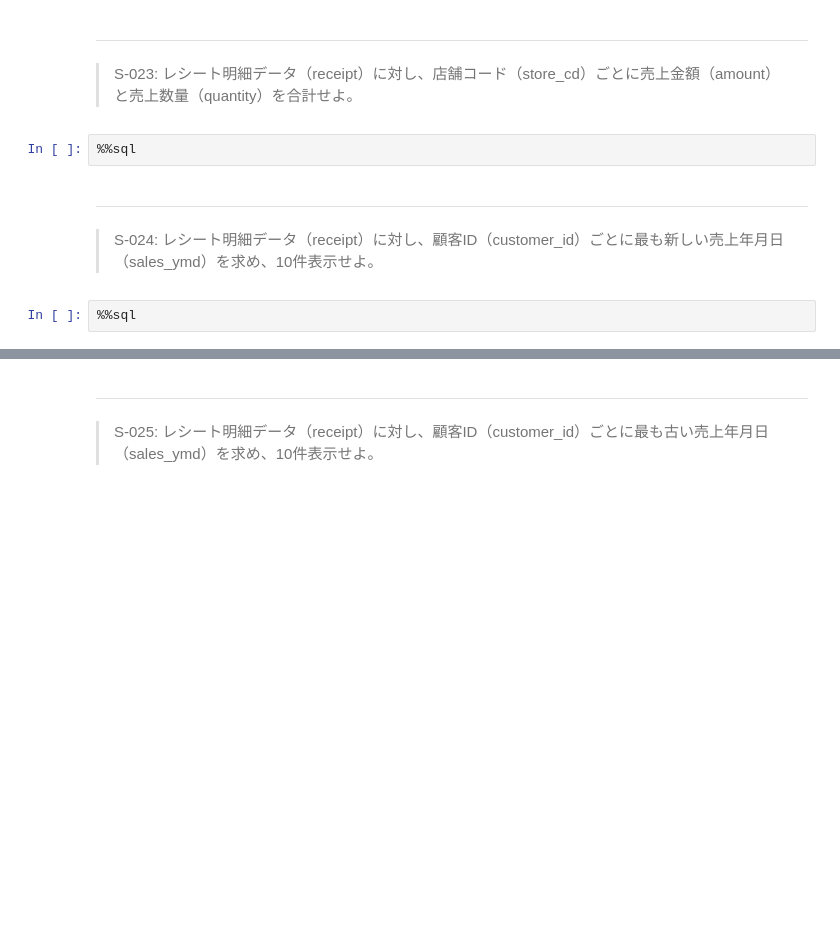
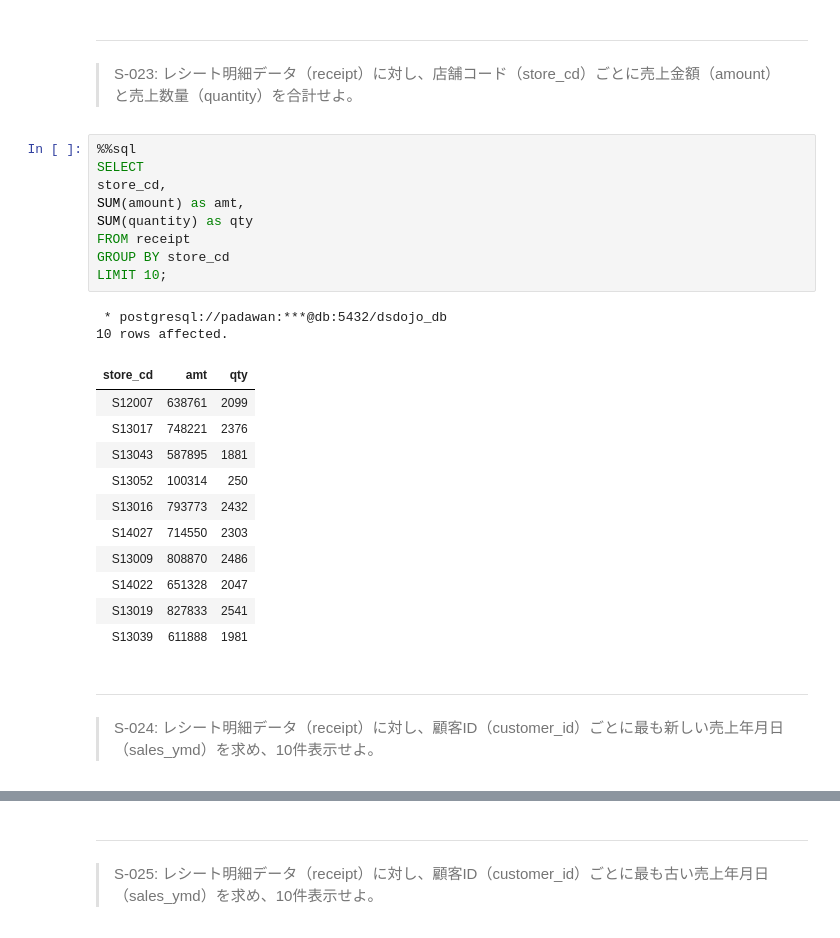
Before and after one commit to technicakidz/100knocks-preprocess, a Jupyter notebook: docker/work/preprocess_knock_SQL.ipynb, the cells around one changed output, grey strips where cells are left out. Saved outputs shown, nothing was run; the diff lists cells and outputs as text; blank space fills up the shorter version.

```diff
--- a/docker/work/preprocess_knock_SQL.ipynb
+++ b/docker/work/preprocess_knock_SQL.ipynb
@@ -523,10 +535,29 @@ LIMIT 10;
 # %% [markdown]
 ---
 > S-023: レシート明細データ（receipt）に対し、店舗コード（store_cd）ごとに売上金額（amount）と売上数量（quantity）を合計せよ。
-# %%
-%%sql
+# %%
+%%sql
+SELECT
+store_cd,
+SUM(amount) as amt,
+SUM(quantity) as qty
+FROM receipt
+GROUP BY store_cd
+LIMIT 10;
+# %% [output]
+ * postgresql://padawan:***@db:5432/dsdojo_db
+10 rows affected.
+| store_cd | amt | qty |
+| S12007 | 638761 | 2099 |
+| S13017 | 748221 | 2376 |
+| S13043 | 587895 | 1881 |
+| S13052 | 100314 | 250 |
+| S13016 | 793773 | 2432 |
+| S14027 | 714550 | 2303 |
+| S13009 | 808870 | 2486 |
+| S14022 | 651328 | 2047 |
+| S13019 | 827833 | 2541 |
+| S13039 | 611888 | 1981 |
 # %% [markdown]
 ---
 > S-024: レシート明細データ（receipt）に対し、顧客ID（customer_id）ごとに最も新しい売上年月日（sales_ymd）を求め、10件表示せよ。
-# %%
-%%sql
```
Also changed, not shown: parts of 7 cells of this notebook.
